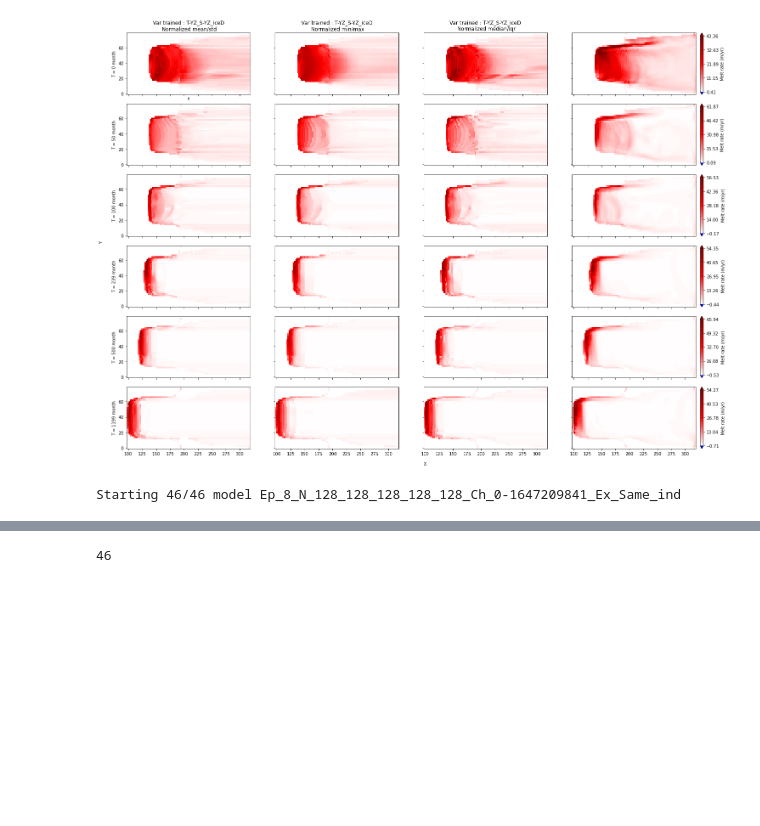
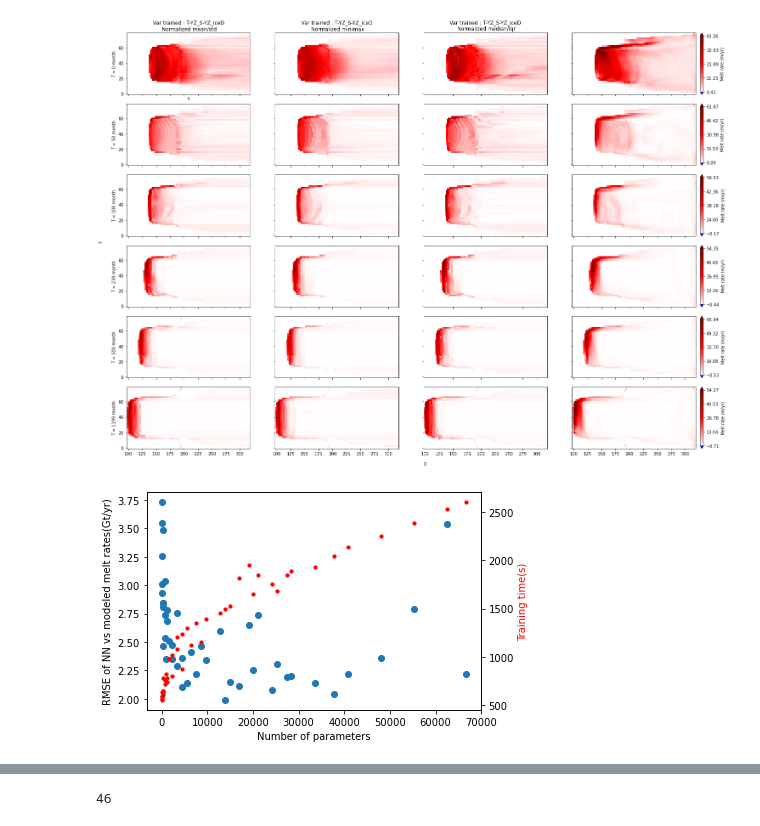
Before and after one commit to BenBouiss/NN_intern_2022, a Jupyter notebook: Class_NN_test.ipynb, the cells around one changed output, grey strips where cells are left out. Cells and saved outputs as stored; diff of their text form; code cells hidden in the pictures; blank space fills up the shorter version.

```diff
--- a/Class_NN_test.ipynb
+++ b/Class_NN_test.ipynb
@@ -199,9 +199,9 @@ A = Plotting.plot_N_side(Trainings.model_NN, Mods, ind = 0, T = [0, 50, 100, 239
 # %%
 importlib.reload(Plotting)
 importlib.reload(Computing_functions)
 Mod_att = {'Epoch' :8, 'Var' : Var_X_non_position,
-        'Extra_n' : 'Same_ind', 'Ocean' : OcT, 'Choix':0}
-Param, RMSE, Neur = Plotting.Plot_total_RMSE_param(save = False, Ocean_target = OcT, message = 0, Time = True
-                , NN_attributes = Mod_att)
+        'Extra_n' : 'Same_ind', 'Ocean' : OcT, 'Choix' : 0}
+Param, RMSE, Neur, T = Plotting.Plot_total_RMSE_param(save = False, Ocean_target = OcT, message = 0, Time = True
+                , NN_attributes = Mod_att, load = True)
 # %% [output]
-Starting 46/46 model Ep_8_N_128_128_128_128_128_Ch_0-1647209841_Ex_Same_ind
+[figure, added]
```
Also changed, not shown: parts of 6 cells of this notebook, 5 other files.
